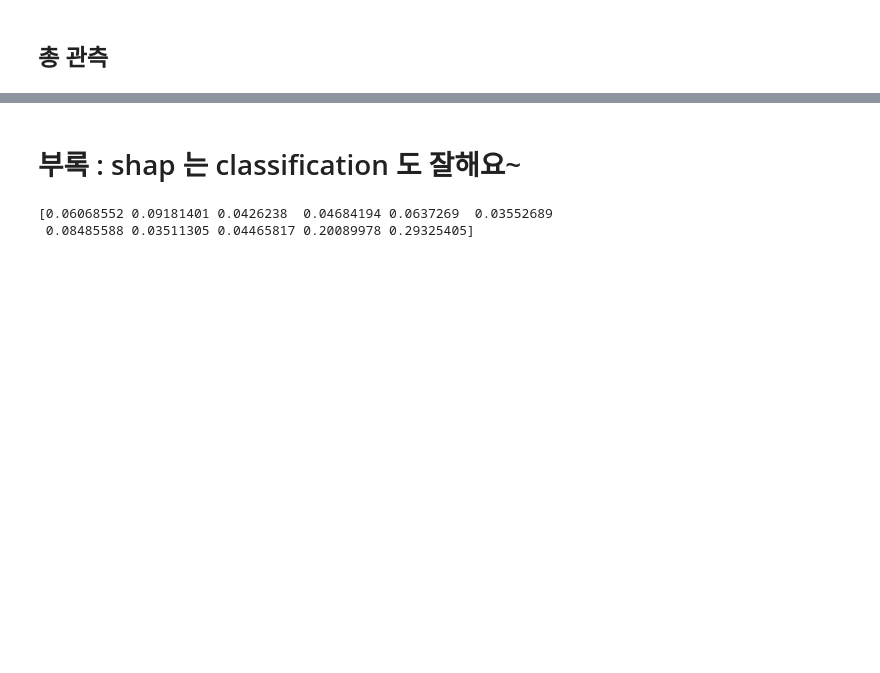
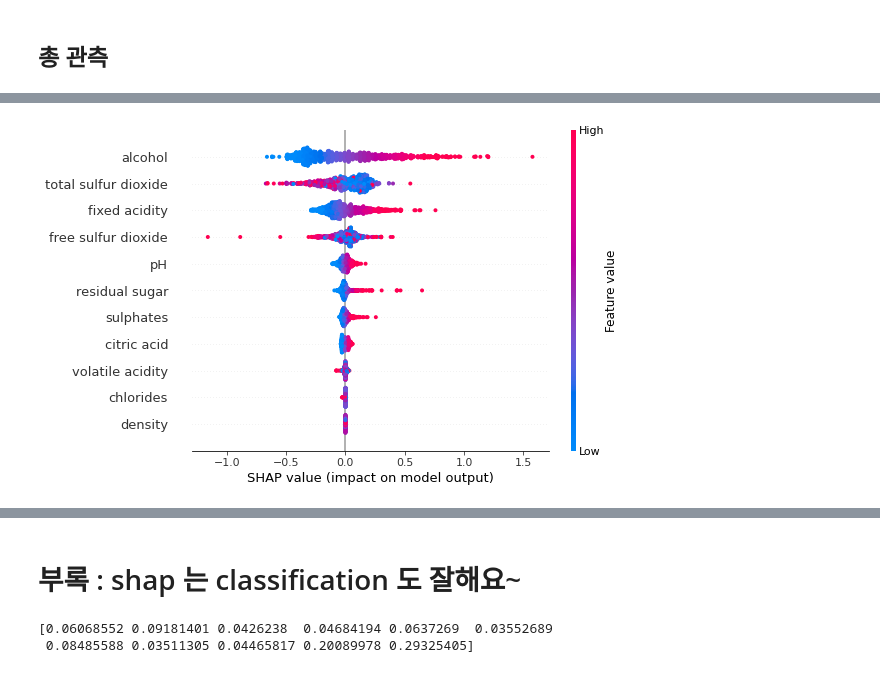
Before and after one commit to hana-dool/Data_Analysis, a Jupyter notebook: [model interpretation] SHAP.ipynb, the cells around one changed output, grey strips where cells are left out. Drawn from its saved outputs; the diff is of its cells as text; code cells hidden in the pictures; blank space fills up the shorter version.

```diff
--- a/[model interpretation] SHAP.ipynb
+++ b/[model interpretation] SHAP.ipynb
@@ -380,0 +477,5 @@ shap.force_plot(shap_explainer.expected_value, shap_values, X_test)
+# %%
+shap.summary_plot(shap_values[0],
+                  X_train.iloc[:1000,]) # 귀찮치만 X_train 의 값을 맞춰줘야 되는 모양입니다...
+# %% [output]
+[figure, added]
```
Also changed, not shown: parts of 43 cells of this notebook.
